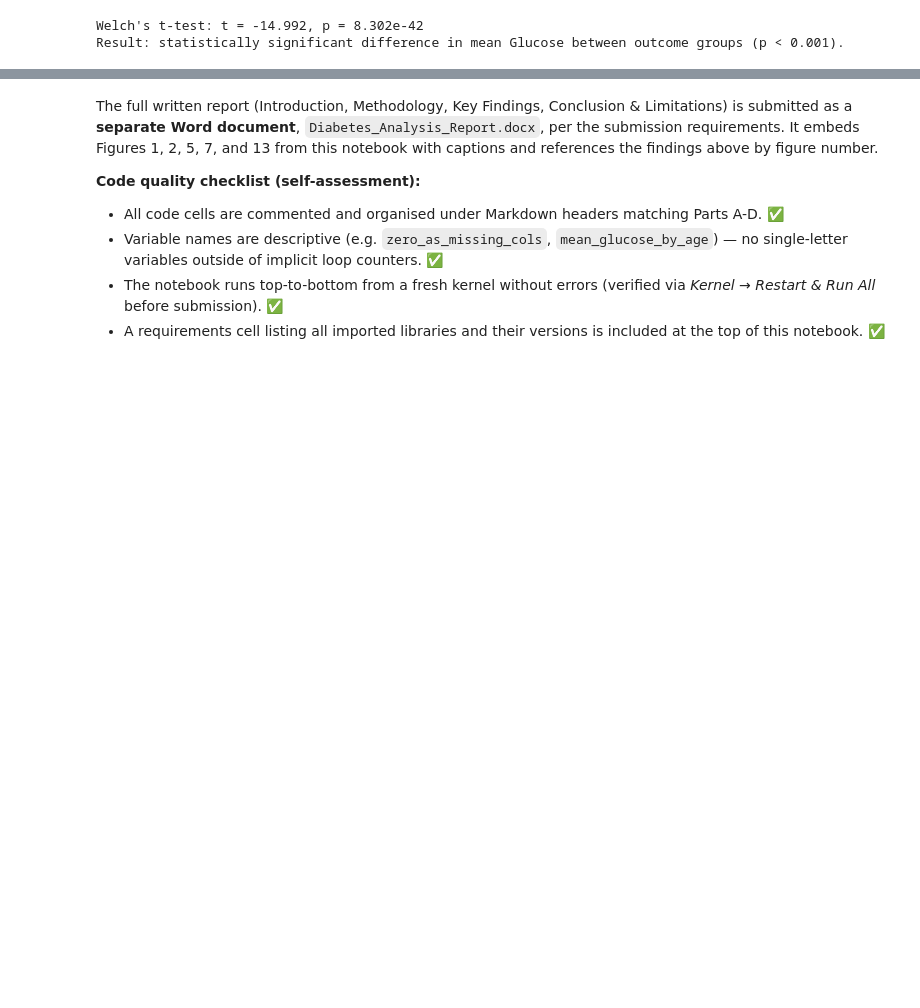
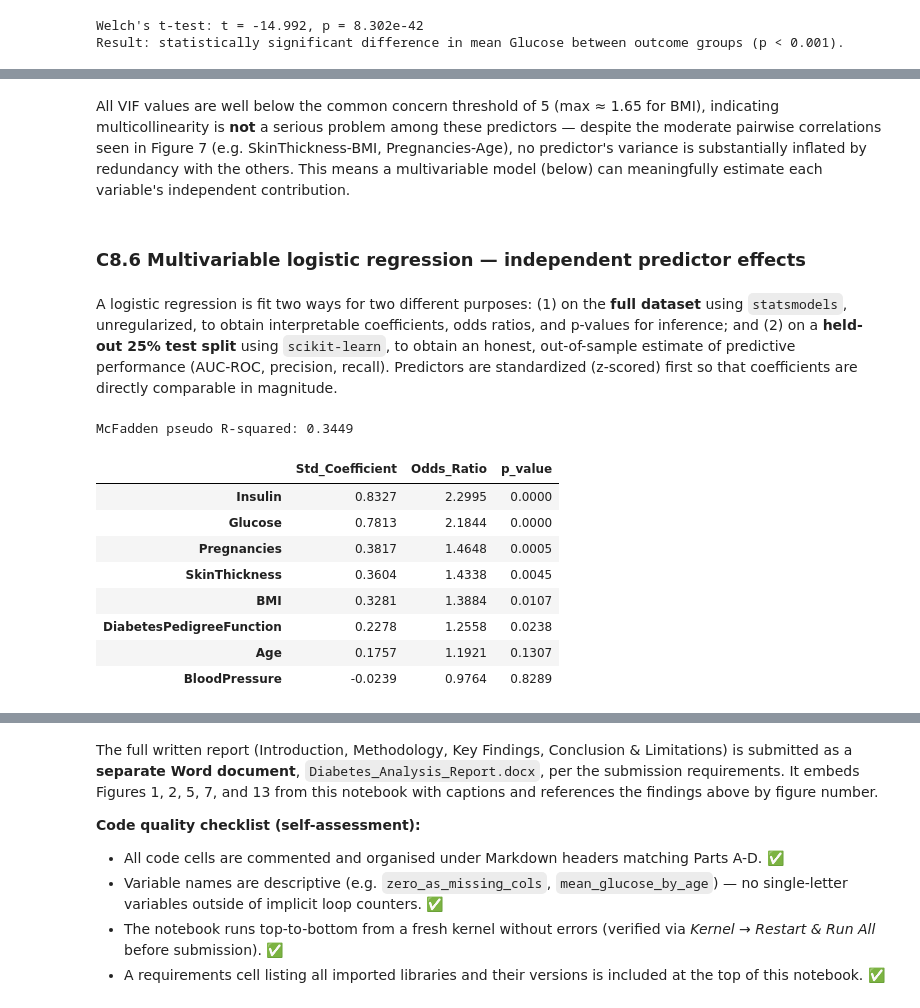
Before and after one commit to atbrian20/Pima_DAV, a Jupyter notebook: diabetes_exam_notebook.ipynb, the cells around one changed output, grey strips where cells are left out. Cells and saved outputs as stored; diff of their text form; code cells hidden in the pictures; blank space fills up the shorter version.

```diff
--- a/diabetes_exam_notebook.ipynb
+++ b/diabetes_exam_notebook.ipynb
@@ -876,0 +1016,7 @@ Result: statistically significant difference in mean Glucose between outcome gro
+# %%
+X_vif = sm.add_constant(df_clean[num_cols])
+vif_table = pd.DataFrame({
+    'Variable': X_vif.columns,
+    'VIF': [variance_inflation_factor(X_vif.values, i) for i in range(X_vif.shape[1])]
+})
+vif_table[vif_table['Variable'] != 'const'].sort_values('VIF', ascending=False).reset_index(drop=True)
@@ -876,0 +1033,43 @@ Result: statistically significant difference in mean Glucose between outcome gro
+# %% [markdown]
+All VIF values are well below the common concern threshold of 5 (max ≈ 1.65 for BMI),
+indicating multicollinearity is **not** a serious problem among these predictors — despite the
+moderate pairwise correlations seen in Figure 7 (e.g. SkinThickness-BMI, Pregnancies-Age), no
+predictor's variance is substantially inflated by redundancy with the others. This means a
+multivariable model (below) can meaningfully estimate each variable's independent contribution.
+# %% [markdown]
+### C8.6 Multivariable logistic regression — independent predictor effects
+# %% [markdown]
+A logistic regression is fit two ways for two different purposes: (1) on the **full dataset**
+using `statsmodels`, unregularized, to obtain interpretable coefficients, odds ratios, and
+p-values for inference; and (2) on a **held-out 25% test split** using `scikit-learn`, to obtain an
+honest, out-of-sample estimate of predictive performance (AUC-ROC, precision, recall). Predictors
+are standardized (z-scored) first so that coefficients are directly comparable in magnitude.
+# %%
+# Inferential model: full-data statsmodels logistic regression for coefficients & p-values
+X_all = df_clean[num_cols].copy()
+y_all = df_clean['Outcome']
+scaler = StandardScaler()
+X_scaled = pd.DataFrame(scaler.fit_transform(X_all), columns=X_all.columns)
+
+X_sm = sm.add_constant(X_scaled)
+logit_model = sm.Logit(y_all, X_sm).fit(disp=0)
+
+results_table = pd.DataFrame({
+    'Std_Coefficient': logit_model.params,
+    'Odds_Ratio': np.exp(logit_model.params),
+    'p_value': logit_model.pvalues
+}).drop('const')
+results_table = results_table.sort_values('Std_Coefficient', key=abs, ascending=False)
+print(f"McFadden pseudo R-squared: {logit_model.prsquared:.4f}")
+results_table.round(4)
+# %% [output]
+McFadden pseudo R-squared: 0.3449
+|  | Std_Coefficient | Odds_Ratio | p_value |
+| Insulin | 0.8327 | 2.2995 | 0.0000 |
+| Glucose | 0.7813 | 2.1844 | 0.0000 |
+| Pregnancies | 0.3817 | 1.4648 | 0.0005 |
+| SkinThickness | 0.3604 | 1.4338 | 0.0045 |
+| BMI | 0.3281 | 1.3884 | 0.0107 |
+| DiabetesPedigreeFunction | 0.2278 | 1.2558 | 0.0238 |
+| Age | 0.1757 | 1.1921 | 0.1307 |
+| BloodPressure | -0.0239 | 0.9764 | 0.8289 |
```
Also changed, not shown: parts of 25 cells of this notebook, 2 other files.
